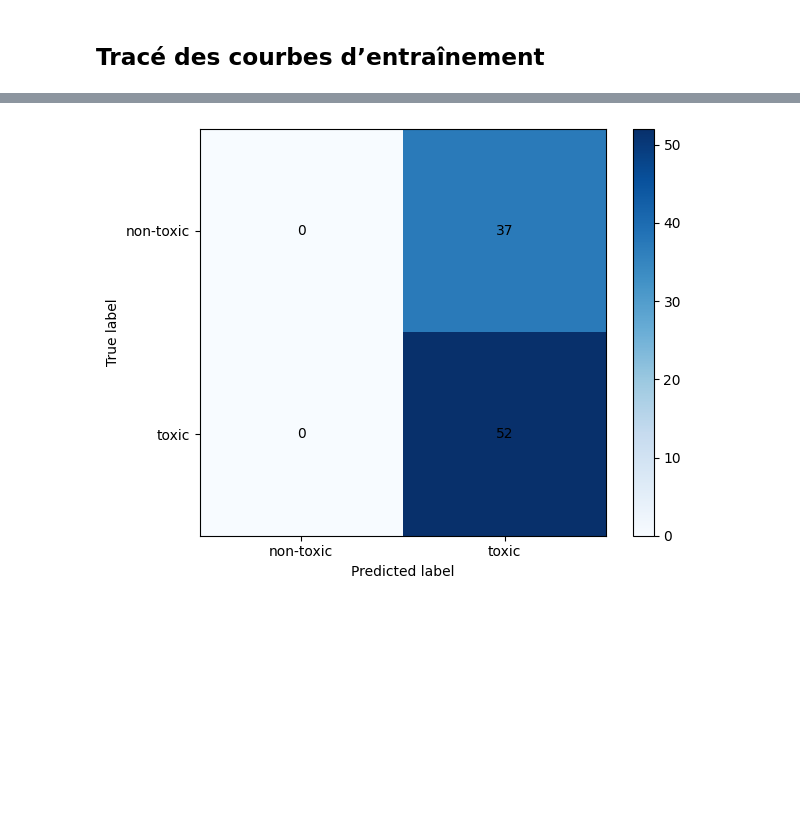
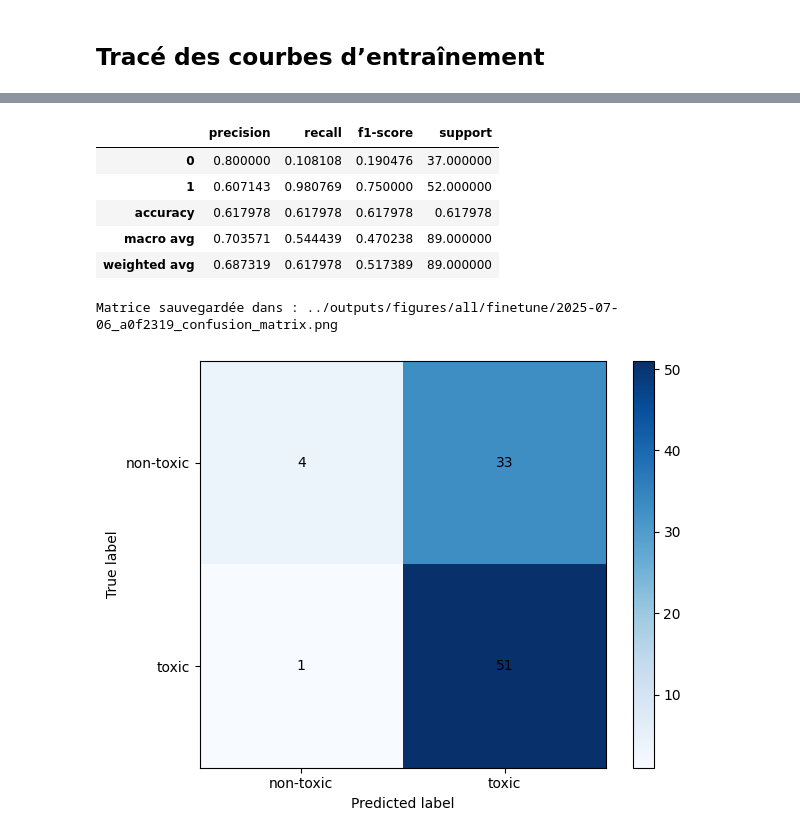
Before and after one commit to Tiits/microcoleus-project, a Jupyter notebook: notebooks/04_finetune.ipynb, the cells around one changed output, grey strips where cells are left out. Saved outputs shown, nothing was run; the diff lists cells and outputs as text; code cells hidden in the pictures; blank space fills up the shorter version.

Commit message:
chore: prepare for experiment – update config/model code

```diff
--- a/notebooks/04_finetune.ipynb
+++ b/notebooks/04_finetune.ipynb
@@ -137,9 +146,7 @@ opt = optimizers.AdamW(
     weight_decay=float(config['training']['optimizer']['weight_decay'])
 )
 
-# loss_fn = losses.BinaryCrossentropy(from_logits=True)
-
-loss_fn = losses.CategoricalFocalCrossentropy(alpha=0.25, gamma=2.0, from_logits=True)
+loss_fn = losses.BinaryFocalCrossentropy(from_logits=False)
 
 metric_list = [
     'accuracy',
@@ -238,22 +245,24 @@ Courbes sauvegardées dans : ../outputs/figures/all/finetune/2025-07-06_4e06306_
 # %%
 # 1) Prévisions sur le set de val
 logits = model.predict(val_gen)
-y_score = tf.sigmoid(logits).numpy().ravel()
-y_true  = val_gen.classes
+y_score = model.predict(val_gen).ravel()
+y_true = val_df['label'].values
 
-thresh_df = threshold_metrics_curve(y_true, y_score, name='ResNet50', n_thresholds=100, return_df=True)
+thresh_df   = threshold_metrics_curve(y_true, y_score, name='ResNet50', n_thresholds=100, return_df=True)
+best_row    = thresh_df.loc[thresh_df['f1'].idxmax()]
+opt_threshold = best_row['threshold']
+print(f"Seuil optimal : {opt_threshold:.2f} (F1 = {best_row['f1']:.3f})")
 
-# Choix du seuil maximisant la F1
-best_row = thresh_df.loc[thresh_df['f1'].idxmax()]
-opt_threshold = best_row['threshold']
-print(f"Seuil optimal (F1 max = {best_row['f1']:.3f}) : {opt_threshold:.2f}")
-
-y_pred = (y_score >= opt_threshold).astype(int)
+y_pred_opt = (y_score >= opt_threshold).astype(int)
 
 # 2) Matrice de confusion
-cm = compute_confusion_matrix(y_true, y_pred, normalize=False)
+cm_opt   = compute_confusion_matrix(y_true, y_pred_opt, normalize=False)
 
-plot_confusion_matrix(cm)
+plot_confusion_matrix(cm_opt)
+
+report_opt = classification_report(y_true, y_pred_opt, output_dict=True, zero_division=0)
+report_df_opt = pd.DataFrame(report_opt).T
+display(report_df_opt)
 
 # Sauvegarde de la matrice
 fig_path = os.path.join(FIG_OUT, f"{run_id}_confusion_matrix.png")
@@ -267,4 +277,11 @@ Matrice sauvegardée dans : ../outputs/figures/all/finetune/2025-07-06_4e06306_c
+|  | precision | recall | f1-score | support |
+| 0 | 0.800000 | 0.108108 | 0.190476 | 37.000000 |
+| 1 | 0.607143 | 0.980769 | 0.750000 | 52.000000 |
+| accuracy | 0.617978 | 0.617978 | 0.617978 | 0.617978 |
+| macro avg | 0.703571 | 0.544439 | 0.470238 | 89.000000 |
+| weighted avg | 0.687319 | 0.617978 | 0.517389 | 89.000000 |
+Matrice sauvegardée dans : ../outputs/figures/all/finetune/2025-07-06_a0f2319_confusion_matrix.png
-[figure, old version]
+[figure, new version]
 # %%
 # 3) Classification report
 report = classification_report(y_true, y_pred, output_dict=True, zero_division=0)
```
Also changed, not shown: parts of 13 cells of this notebook, 2 other files.
